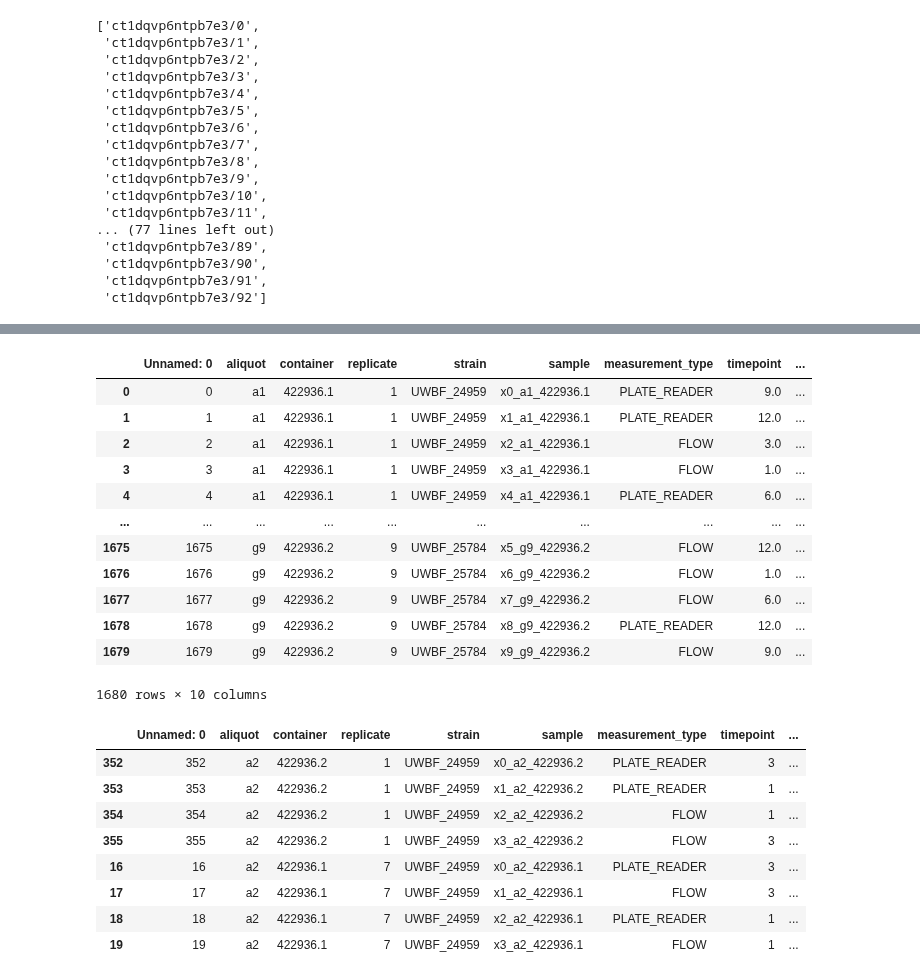
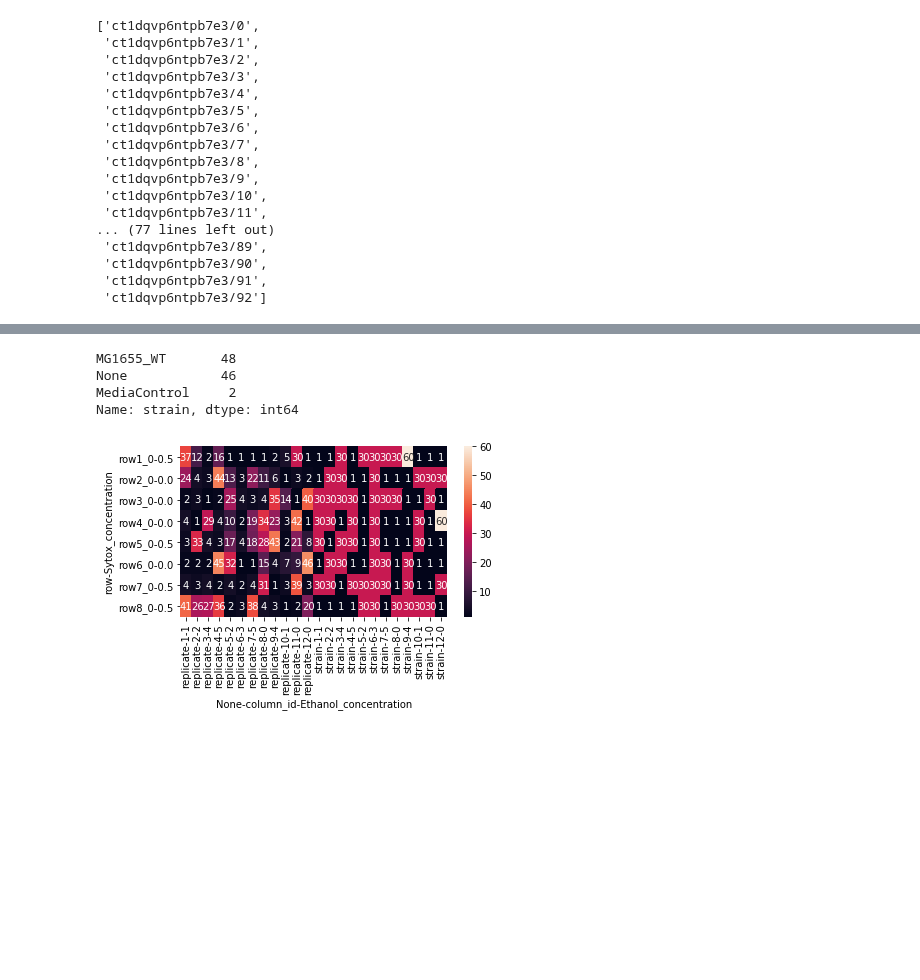
Before and after one commit to SD2E/pysd2cat, a Jupyter notebook: notebooks/scratch.ipynb, the cells around one changed output, grey strips where cells are left out. Cells and saved outputs as stored; diff of their text form; code cells hidden in the pictures; blank space fills up the shorter version.

Commit message:
revised encoding to handle empty wells as None strain and coordinate replicates across containers

```diff
--- a/notebooks/scratch.ipynb
+++ b/notebooks/scratch.ipynb
@@ -623,9 +639,9 @@ def get_design_df(design_file):
 
 print(os.getcwd())
 this_dir = os.getcwd()
-#df = get_design_df(os.path.realpath(os.path.join(this_dir, '../../../tmp/NOVEL_CHASSIS/experiments/experiment.transcriptic.2020-02-20-B-Subtilis-LiveDeadClassification/design_experiment.transcriptic.2020-02-20-B-Subtilis-LiveDeadClassification.json')))
+df = get_design_df(os.path.realpath(os.path.join(this_dir, '../../../tmp/NOVEL_CHASSIS/experiments/experiment.transcriptic.2020-02-20-B-Subtilis-LiveDeadClassification/design_experiment.transcriptic.2020-02-20-B-Subtilis-LiveDeadClassification.json')))
 #df = get_design_df(os.path.realpath(os.path.join(this_dir, '../../../tmp/NOVEL_CHASSIS/experiments/experiment.transcriptic.2020-02-20-NovelChassis-OR-Circuit-Cycle1-ObstacleCourse/design_experiment.transcriptic.2020-02-20-NovelChassis-OR-Circuit-Cycle1-ObstacleCourse.json')))
-df = get_design_df(os.path.realpath(os.path.join(this_dir, '../../../tmp/NOVEL_CHASSIS/experiments/experiment.transcriptic.2020-02-14-mCherry-Bacillus-Control-Strain-with-RNAseq-testing/design_experiment.transcriptic.2020-02-14-mCherry-Bacillus-Control-Strain-with-RNAseq-testing.json')))
+#df = get_design_df(os.path.realpath(os.path.join(this_dir, '../../../tmp/NOVEL_CHASSIS/experiments/experiment.transcriptic.2020-02-14-mCherry-Bacillus-Control-Strain-with-RNAseq-testing/design_experiment.transcriptic.2020-02-14-mCherry-Bacillus-Control-Strain-with-RNAseq-testing.json')))
 #df = get_design_df(os.path.realpath(os.path.join(this_dir, '../../../tmp/YEAST_STATES_GROWTH_CURVE/experiments/growth_curve_test1/design_growth_curve_test1.json')))
 #df = get_design_df(os.path.realpath(os.path.join(this_dir, '../../../tmp/YEAST_STATES_GROWTH_CURVE/experiments/growth_curve_test1_corrected/design_growth_curve_test1_corrected.json')))
 #df = get_design_df(os.path.realpath(os.path.join(this_dir, '../../../tmp/YEAST_STATES/experiments/dose_response_test1/design_dose_response_test1.json')))
@@ -917,29 +673,13 @@ tau_x4 := 1
-# %%
-df = pd.read_csv("../dan.csv")
-df
-# %% [output]
-|  | Unnamed: 0 | aliquot | container | replicate | strain | sample | measurement_type | timepoint | ... |
-| 0 | 0 | a1 | 422936.1 | 1 | UWBF_24959 | x0_a1_422936.1 | PLATE_READER | 9.0 | ... |
-| 1 | 1 | a1 | 422936.1 | 1 | UWBF_24959 | x1_a1_422936.1 | PLATE_READER | 12.0 | ... |
-| 2 | 2 | a1 | 422936.1 | 1 | UWBF_24959 | x2_a1_422936.1 | FLOW | 3.0 | ... |
-| 3 | 3 | a1 | 422936.1 | 1 | UWBF_24959 | x3_a1_422936.1 | FLOW | 1.0 | ... |
-| 4 | 4 | a1 | 422936.1 | 1 | UWBF_24959 | x4_a1_422936.1 | PLATE_READER | 6.0 | ... |
-| ... | ... | ... | ... | ... | ... | ... | ... | ... | ... |
-| 1675 | 1675 | g9 | 422936.2 | 9 | UWBF_25784 | x5_g9_422936.2 | FLOW | 12.0 | ... |
-| 1676 | 1676 | g9 | 422936.2 | 9 | UWBF_25784 | x6_g9_422936.2 | FLOW | 1.0 | ... |
-| 1677 | 1677 | g9 | 422936.2 | 9 | UWBF_25784 | x7_g9_422936.2 | FLOW | 6.0 | ... |
-| 1678 | 1678 | g9 | 422936.2 | 9 | UWBF_25784 | x8_g9_422936.2 | PLATE_READER | 12.0 | ... |
-| 1679 | 1679 | g9 | 422936.2 | 9 | UWBF_25784 | x9_g9_422936.2 | FLOW | 9.0 | ... |
-1680 rows × 10 columns
-# %%
-df.loc[df.aliquot.str.contains('a2')].sort_values(by=['temperature', 'replicate'])
-# %% [output]
-|  | Unnamed: 0 | aliquot | container | replicate | strain | sample | measurement_type | timepoint | ... |
-| 352 | 352 | a2 | 422936.2 | 1 | UWBF_24959 | x0_a2_422936.2 | PLATE_READER | 3 | ... |
-| 353 | 353 | a2 | 422936.2 | 1 | UWBF_24959 | x1_a2_422936.2 | PLATE_READER | 1 | ... |
-| 354 | 354 | a2 | 422936.2 | 1 | UWBF_24959 | x2_a2_422936.2 | FLOW | 1 | ... |
-| 355 | 355 | a2 | 422936.2 | 1 | UWBF_24959 | x3_a2_422936.2 | FLOW | 3 | ... |
-| 16 | 16 | a2 | 422936.1 | 7 | UWBF_24959 | x0_a2_422936.1 | PLATE_READER | 3 | ... |
-| 17 | 17 | a2 | 422936.1 | 7 | UWBF_24959 | x1_a2_422936.1 | FLOW | 3 | ... |
-| 18 | 18 | a2 | 422936.1 | 7 | UWBF_24959 | x2_a2_422936.1 | PLATE_READER | 1 | ... |
-| 19 | 19 | a2 | 422936.1 | 7 | UWBF_24959 | x3_a2_422936.1 | FLOW | 1 | ... |
+# %%
+#df[["strain", 'Ethanol_concentration', "Sytox_concentration", 'column_id', "row"]].drop_duplicates().sort_values(by=['column_id', 'row'])
+#df[['container','Sytox_concentration', 'row']].drop_duplicates().sort_values(by=['row'])
+#df[['Ethanol_concentration', 'column_id']].drop_duplicates().sort_values(by=['column_id'])
+df.drop(columns=['measurement_type', 'timepoint', "sample"]).drop_duplicates().strain.value_counts()
+#df.drop(columns=['measurement_type', 'timepoint', "sample"]).drop_duplicates().sort_values(by=['column_id', "row"])[['container','strain', 'replicate', 'Ethanol_concentration', "Sytox_concentration", "column_id", "row"]].sort_values(by=["container","column_id", 'strain', "replicate",  'Ethanol_concentration', "Sytox_concentration"])
+#len(df.loc[(df.strain=="None")&(df.container==1)].drop(columns=['measurement_type', 'timepoint', "sample"]).drop_duplicates().sort_values(by=['container', 'aliquot'])[['aliquot', 'container']])
+#df.loc[df.container==0].drop(columns=['measurement_type', 'timepoint', "sample"]).drop_duplicates().strain.value_counts()
+# %% [output]
+MG1655_WT       48
+None            46
+MediaControl     2
+Name: strain, dtype: int64
@@ -945,0 +689,14 @@ df.loc[df.aliquot.str.contains('a2')].sort_values(by=['temperature', 'replicate'
+# %%
+a = df.drop(columns=['measurement_type', "timepoint",
+                     "sample", "container", "recovery_media",
+                     "batch", "temperature", "experiment_id"]).drop_duplicates().sort_values(by=["column_id", "row"])
+mymap = {'None':1, 'MediaControl':60, 'MG1655_WT':30}
+a= a.applymap(lambda s: mymap.get(s) if s in mymap else s)
+b = a.pivot_table(index=['row', 'Sytox_concentration'], columns=['column_id', 'Ethanol_concentration'])
+import matplotlib.pyplot as plt
+import seaborn as sns
+sns.heatmap(b, annot=True)
+plt.tight_layout()
+#a
+# %% [output]
+[figure, added]
```
Also changed, not shown: parts of 14 cells of this notebook, 3 other files.
